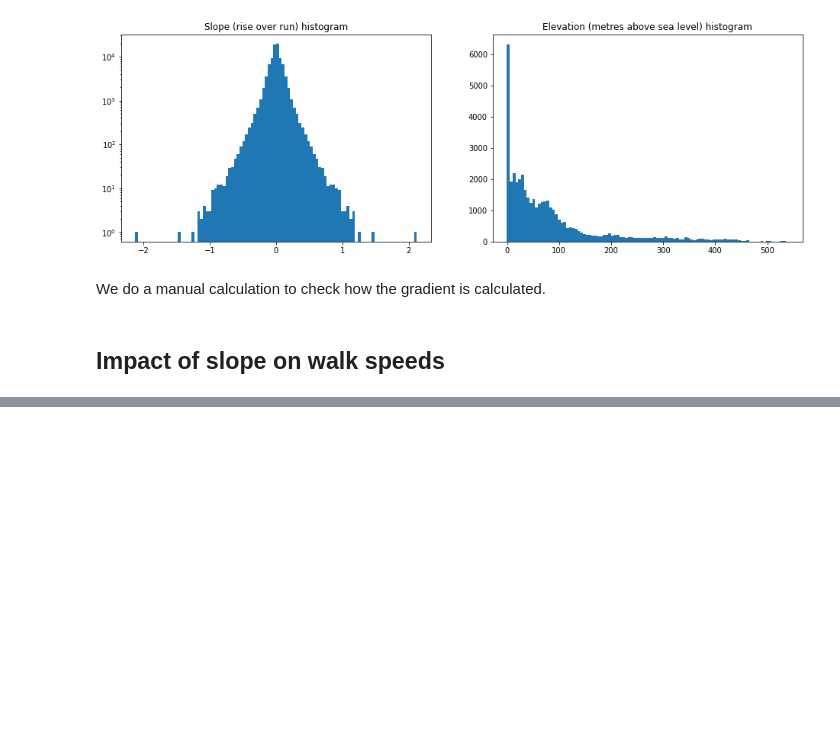
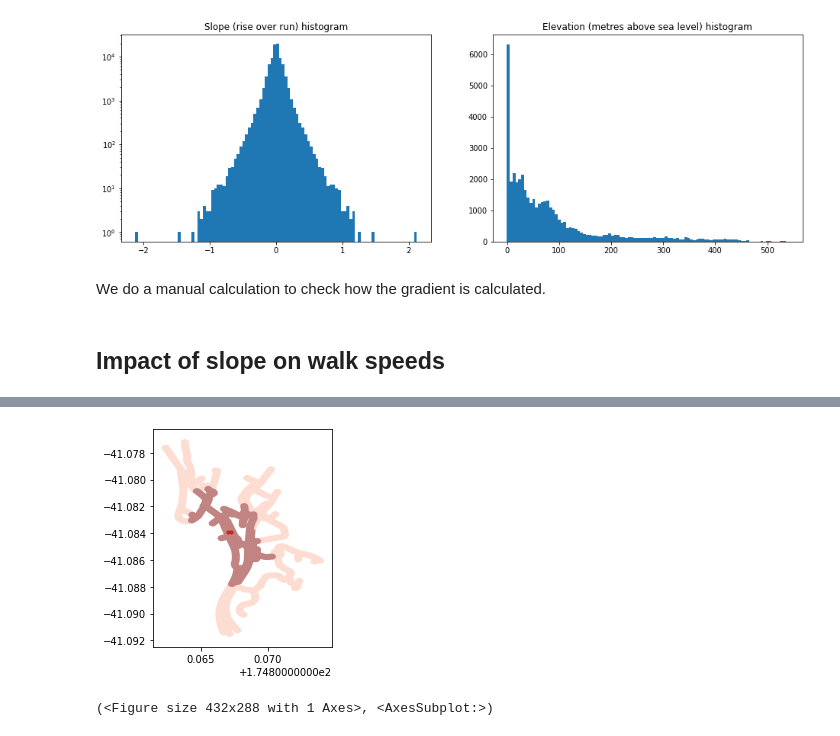
Before and after one commit to alaw005/osmnx-catchments, a Jupyter notebook: notebooks/Porirua_spatial_analysis_with_slope.ipynb, the cells around one changed output, grey strips where cells are left out. Saved outputs shown, nothing was run; the diff lists cells and outputs as text; code cells hidden in the pictures; blank space fills up the shorter version.

```diff
--- a/notebooks/Porirua_spatial_analysis_with_slope.ipynb
+++ b/notebooks/Porirua_spatial_analysis_with_slope.ipynb
@@ -227,0 +296,5 @@ w_{t+1} = (1 + r_{t+1}) s(w_t) + y_{t+1}
+# %%
+walk.plot_station([(-41.083889, 174.867259),(-41.083906, 174.867066)], 'Plimmerton Station')
+# %% [output]
+[figure, added]
+(<Figure size 432x288 with 1 Axes>, <AxesSubplot:>)
```
Also changed, not shown: parts of 20 cells of this notebook, 7 other files.
